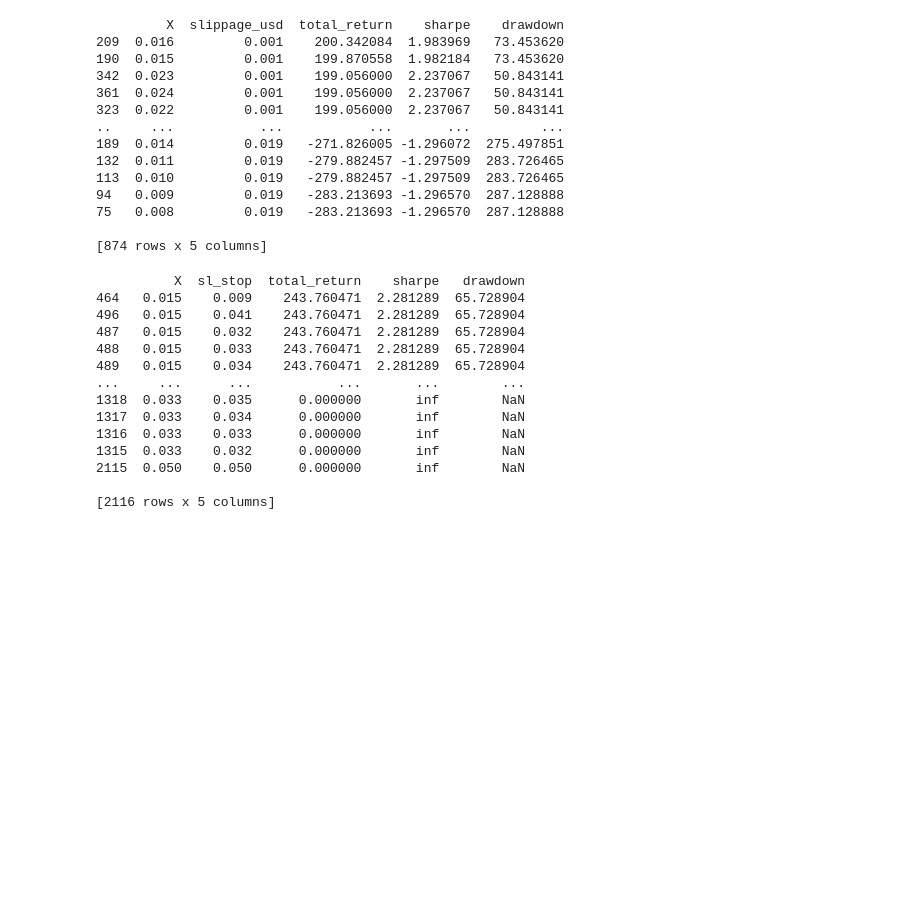
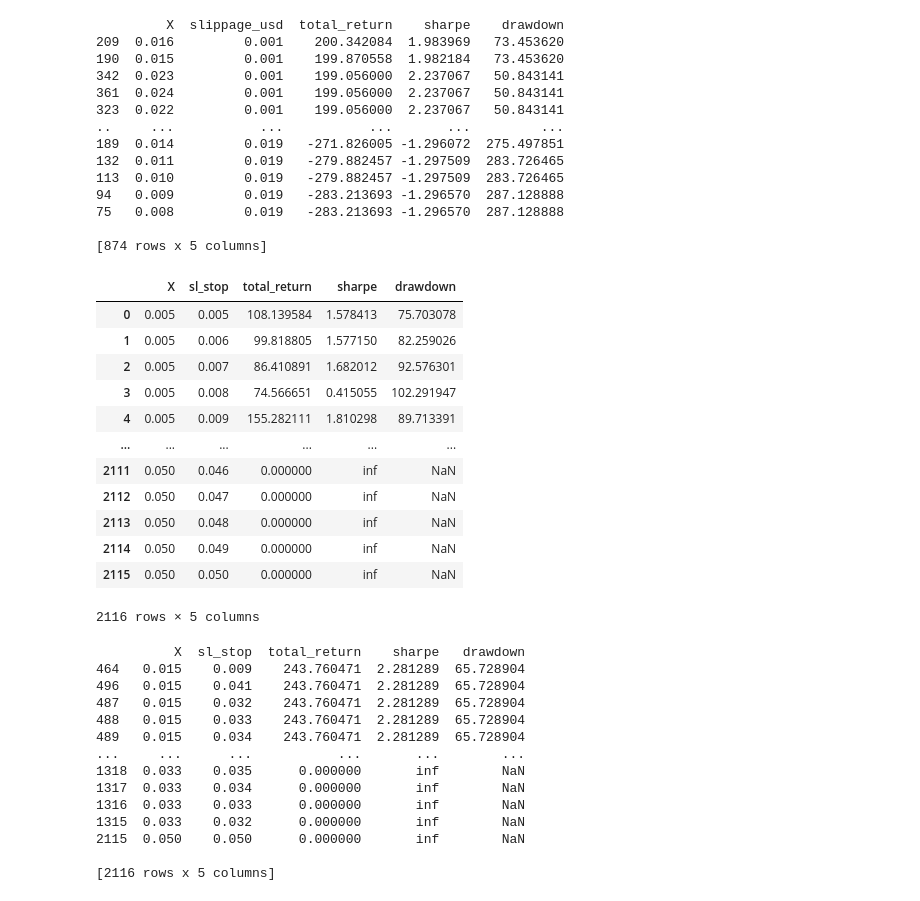
Before and after one commit to beaver68s/SoQ_strategy_project, a Jupyter notebook: Update_data.ipynb, the cells around one changed output. Drawn from its saved outputs; the diff is of its cells as text; code cells hidden in the pictures; blank space fills up the shorter version.

```diff
--- a/Update_data.ipynb
+++ b/Update_data.ipynb
@@ -467,6 +467,22 @@ fig_3d = px.scatter_3d(
 fig_3d.show()
 # %%
 results_df.to_parquet('data/results/backtesting0.parquet')
+# %%
+results_df
+# %% [output]
+|  | X | sl_stop | total_return | sharpe | drawdown |
+| 0 | 0.005 | 0.005 | 108.139584 | 1.578413 | 75.703078 |
+| 1 | 0.005 | 0.006 | 99.818805 | 1.577150 | 82.259026 |
+| 2 | 0.005 | 0.007 | 86.410891 | 1.682012 | 92.576301 |
+| 3 | 0.005 | 0.008 | 74.566651 | 0.415055 | 102.291947 |
+| 4 | 0.005 | 0.009 | 155.282111 | 1.810298 | 89.713391 |
+| ... | ... | ... | ... | ... | ... |
+| 2111 | 0.050 | 0.046 | 0.000000 | inf | NaN |
+| 2112 | 0.050 | 0.047 | 0.000000 | inf | NaN |
+| 2113 | 0.050 | 0.048 | 0.000000 | inf | NaN |
+| 2114 | 0.050 | 0.049 | 0.000000 | inf | NaN |
+| 2115 | 0.050 | 0.050 | 0.000000 | inf | NaN |
+2116 rows × 5 columns
 # %%
 def run_strategy_with_st_tp(df, X,
                             sl_stop=sl_stop,
```
Also changed, not shown: 1 other file.
